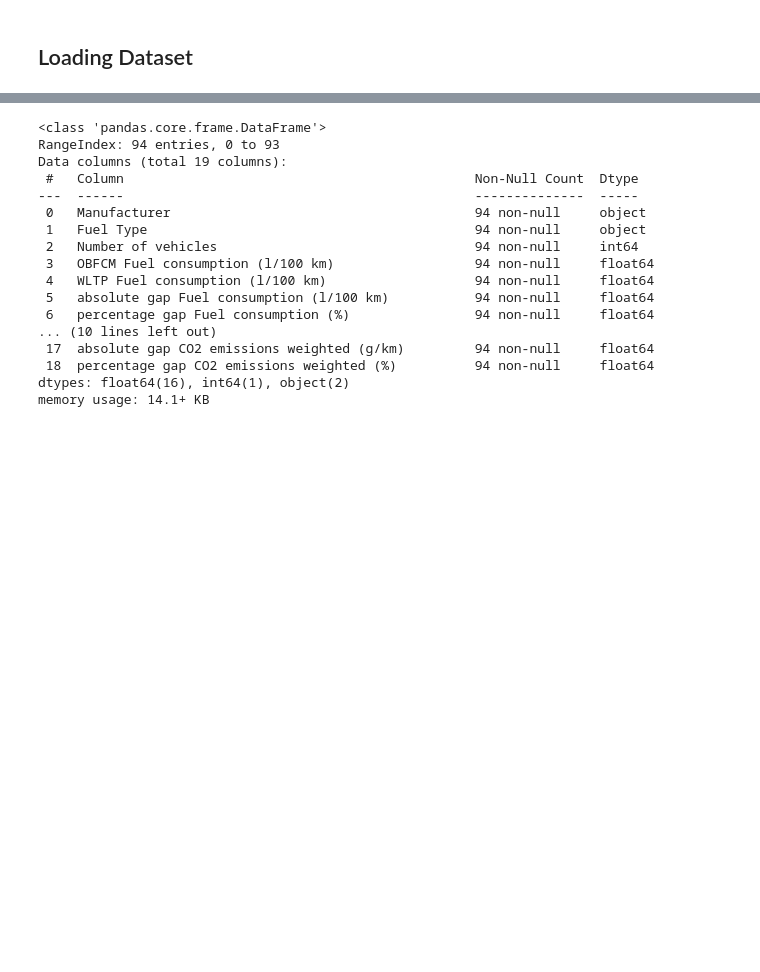
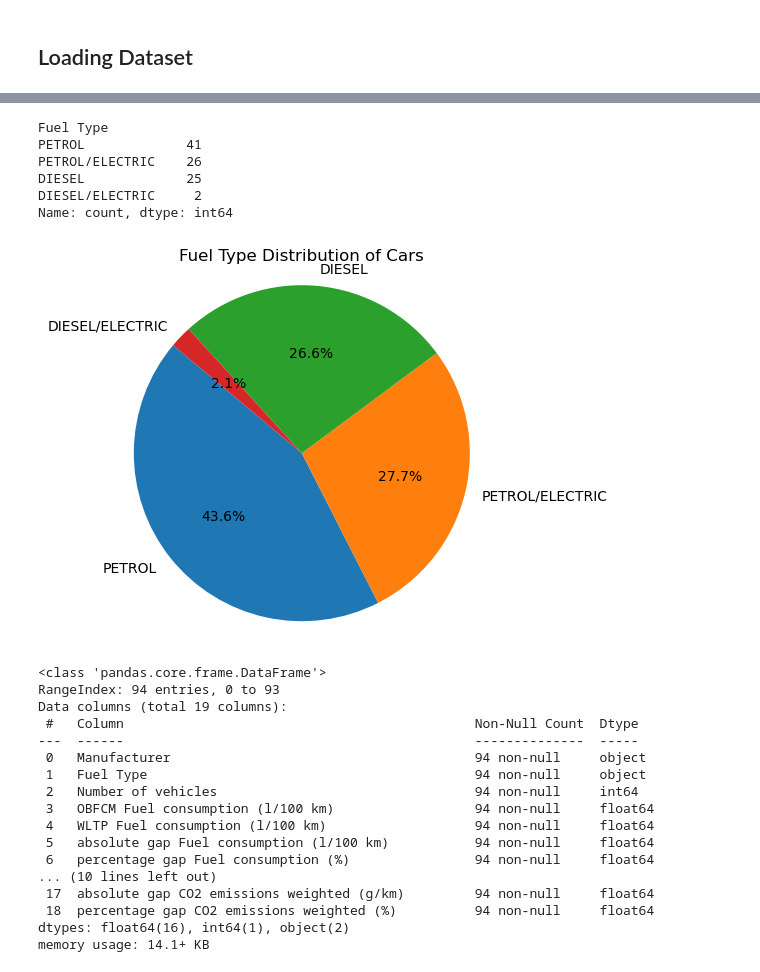
Before and after one commit to Godwin-Oti/CO2-Emission-Analysis, a Jupyter notebook: Car.ipynb, the cells around one changed output, grey strips where cells are left out. Saved outputs shown, nothing was run; the diff lists cells and outputs as text; code cells hidden in the pictures; blank space fills up the shorter version.

```diff
--- a/Car.ipynb
+++ b/Car.ipynb
@@ -84,3 +306,27 @@ car_agg=pd.read_csv("2021_Cars_Aggregated.csv")
+# %%
+car_agg["Fuel Type"].value_counts()
+# %% [output]
+Fuel Type
+PETROL             41
+PETROL/ELECTRIC    26
+DIESEL             25
+DIESEL/ELECTRIC     2
+Name: count, dtype: int64
+# %%
+
+labels = ['PETROL', 'PETROL/ELECTRIC', 'DIESEL', 'DIESEL/ELECTRIC']
+sizes = car_agg["Fuel Type"].value_counts()
+
+plt.pie(sizes, labels=labels, autopct='%1.1f%%', startangle=140)
+plt.axis('equal')  # Equal aspect ratio ensures that pie is drawn as a circle.
+
+# Title
+plt.title('Fuel Type Distribution of Cars')
+
+# Show plot
+plt.show()
+# %% [output]
+[figure, added]
 # %%
 car_agg.info()
 # %% [output]
```
Also changed, not shown: parts of 17 cells of this notebook, 1 other file.
